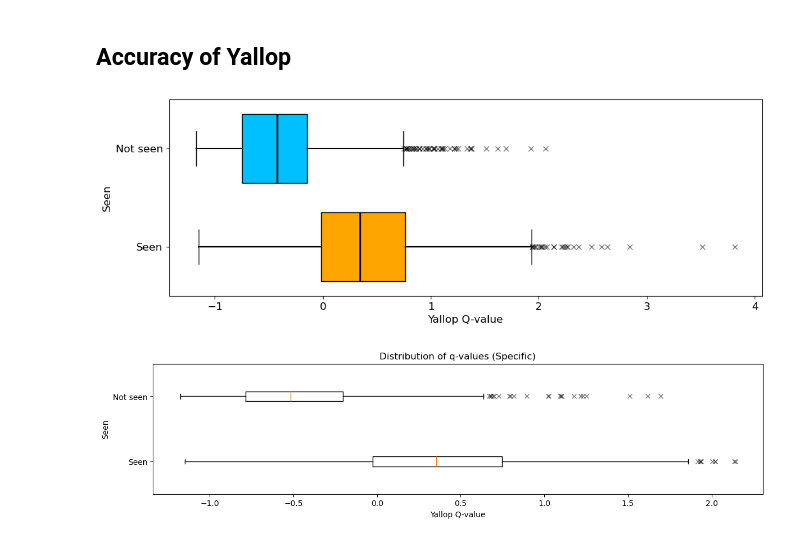
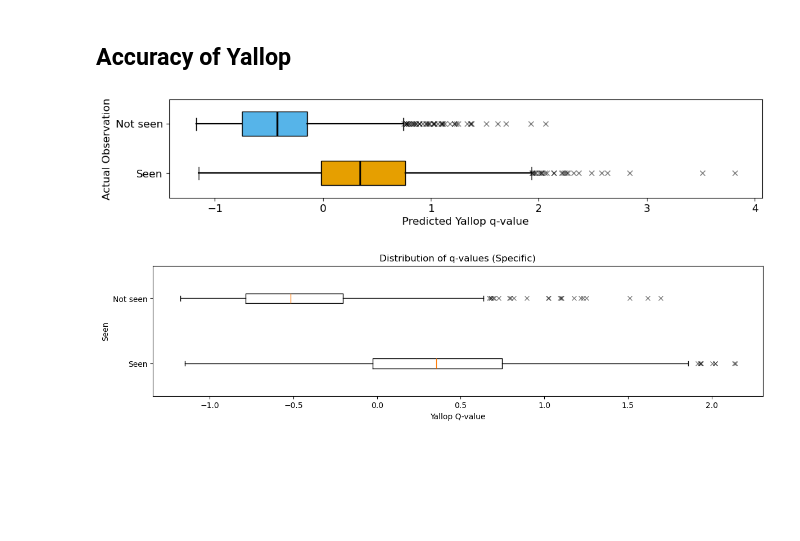
Before and after one commit to EmmaAlexander/mphys-moon, a Jupyter notebook: Code/Neil_moon_sightings_visualisation.ipynb, the cells around one changed output. Drawn from its saved outputs; the diff is of its cells as text; code cells hidden in the pictures; blank space fills up the shorter version.

```diff
--- a/Code/Neil_moon_sightings_visualisation.ipynb
+++ b/Code/Neil_moon_sightings_visualisation.ipynb
@@ -161,7 +169,10 @@ plt.show()
 ## Visibility
 # %%
 if colourblind:
-    piecolours = ["orange","deepskyblue","orchid", "mediumaquamarine","mediumblue",]
+    #colours = ["#0072B2","#E69F00","#CC79A7","#56B4E9","#009E73" ]
+    #colours = ["mediumblue","orange", "orchid","deepskyblue", "mediumaquamarine"]
+    piecolours = ["orange","deepskyblue","orchid", "mediumaquamarine","mediumblue"]
+    piecolours = ["#E69F00", "#56B4E9","#CC79A7","#009E73" ,"#0072B2"]
 else:
     piecolours = colours
 # %%
@@ -192,21 +201,22 @@ plt.show()
 # %%
 fig = plt.figure(figsize=(10,5))
 
-pies = data["Cloud Level"].value_counts(sort=True)
+pies = data["Cloud Level"].value_counts().sort_index()
 labels = data["Cloud Level"].drop_duplicates().sort_values()
 ax1 = fig.add_subplot(2,3,1)
 ax1.pie(pies,colors=piecolours, autopct='%1.0f%%',textprops={'fontsize': 14})
 ax1.set_title(f"All sources\n(N={data.shape[0]})",fontsize=14)
 
 for i, source in enumerate(sources):
-    pies = source["Cloud Level"].value_counts(sort=True)
+    pies = source["Cloud Level"].value_counts().sort_index()
     labels = labels.drop_duplicates().sort_values()
     ax = fig.add_subplot(2,3,i+2)
     ax.pie(pies,colors=piecolours,autopct='%1.0f%%',textprops={'fontsize': 14})
     ax.set_title(f"{source_names[i]}\n(N={source.shape[0]})",fontsize=14)
 
 #fig.suptitle("Distribution of cloud levels")
-fig.legend(labels, loc='right',fontsize=11)
+leg_labels = ["Clear","Partly cloudy","Totally cloudy"]
+fig.legend(leg_labels, bbox_to_anchor=(1.05, 0.5),loc='center right',fontsize=11)
 plt.tight_layout()
 plt.show()
 # %% [output]
@@ -241,13 +251,13 @@ plt.show()
 # %%
-fig = plt.figure(figsize=(10,5))
+# fig = plt.figure(figsize=(10,5))
 
-ax = fig.add_subplot(2,3,1)
-grouped = data['Method'].value_counts().sort_index()/data.shape[0]*100
-ax = grouped.plot(kind='bar', stacked=True, color=colours)
+# ax = fig.add_subplot(2,3,1)
+# grouped = data['Method'].value_counts().sort_index()/data.shape[0]*100
+# ax = grouped.plot(kind='bar', stacked=True, color=colours)
 
-for i, source in enumerate(sources):
-    ax = fig.add_subplot(2,3,i+2)
-    grouped = source['Method'].value_counts().sort_index()/source.shape[0]*100
-    ax = grouped.plot(kind='bar', stacked=True, color=colours)
-#fig.legend(loc='right',fontsize=11)
-plt.show()
+# for i, source in enumerate(sources):
+#     ax = fig.add_subplot(2,3,i+2)
+#     grouped = source['Method'].value_counts().sort_index()/source.shape[0]*100
+#     ax = grouped.plot(kind='bar', stacked=True, color=colours)
+# #fig.legend(loc='right',fontsize=11)
+# plt.show()
@@ -341,41 +345,41 @@ plt.show()
 seen_q_values = data["q'"][data["Seen"]=="Seen"]
 not_seen_q_values = data["q'"][data["Seen"]=="Not_seen"]
 
-fig = plt.figure(figsize=(12,4))
+fig = plt.figure(figsize=(12,2))
 ax = fig.add_subplot(1,1,1)
 
-bp = ax.boxplot([seen_q_values,not_seen_q_values],vert = 0,widths = 0.7,patch_artist=True)
+bp = ax.boxplot([seen_q_values,not_seen_q_values],vert = 0,widths = 0.5,patch_artist=True)
 
 for flier in bp['fliers']:
     flier.set(marker ='x',
               color ='black',
               alpha = 0.5)
 
 for i, box in enumerate(bp['boxes']):
     num_boxes = len(data)
     box.set_facecolor(piecolours[i])
     box.set_edgecolor("black")
 
 for i,median in enumerate(bp['medians']):
     colour = "black"
     median.set(color=colour, linewidth=2)
 
 for i,whisker in enumerate(bp['whiskers']):
     if i % 2 != 0:
         i-=1
     colour = "black"
     whisker.set(color=colour, linewidth=1.5)  # Set color and width for the whiskers
 
 
 #ax.set_title("Distribution of q-values (All)")
-ax.set_ylabel("Seen",fontsize=12)
-ax.set_xlabel("Yallop Q-value",fontsize=12)
+ax.set_ylabel("Actual Observation",fontsize=12)
+ax.set_xlabel("Predicted Yallop q-value",fontsize=12)
 ax.set_yticklabels(['Seen', 'Not seen'],fontsize=12)
 ax.tick_params(axis='both', which='major', labelsize=12)
 ax.tick_params(axis='both', which='minor', labelsize=10)
 plt.show()
 # %% [output]
-[figure, old version]
+[figure, new version]
 # %%
 data_to_check = data[data["Source"]=="ICOP"]
 seen_q_values = data_to_check["q'"][data_to_check["Seen"]=="Seen"]
```
Also changed, not shown: parts of 14 cells of this notebook, 19 other files.
